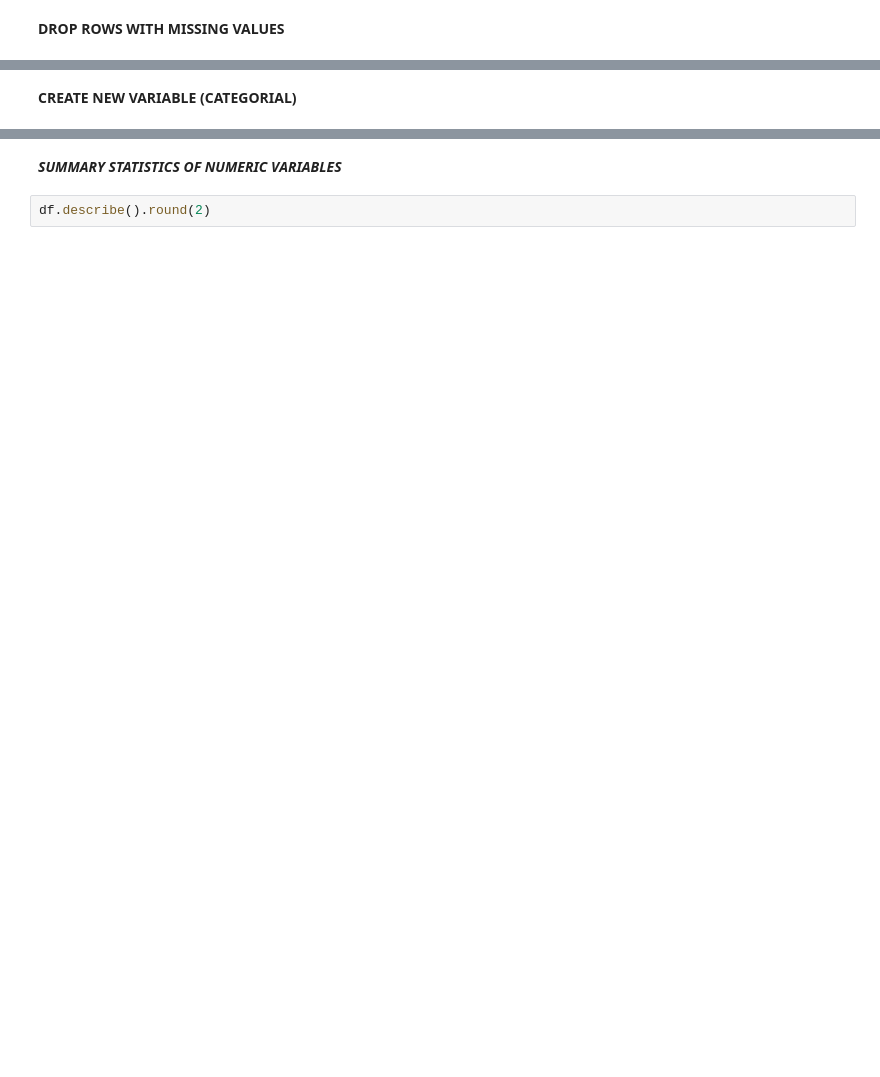
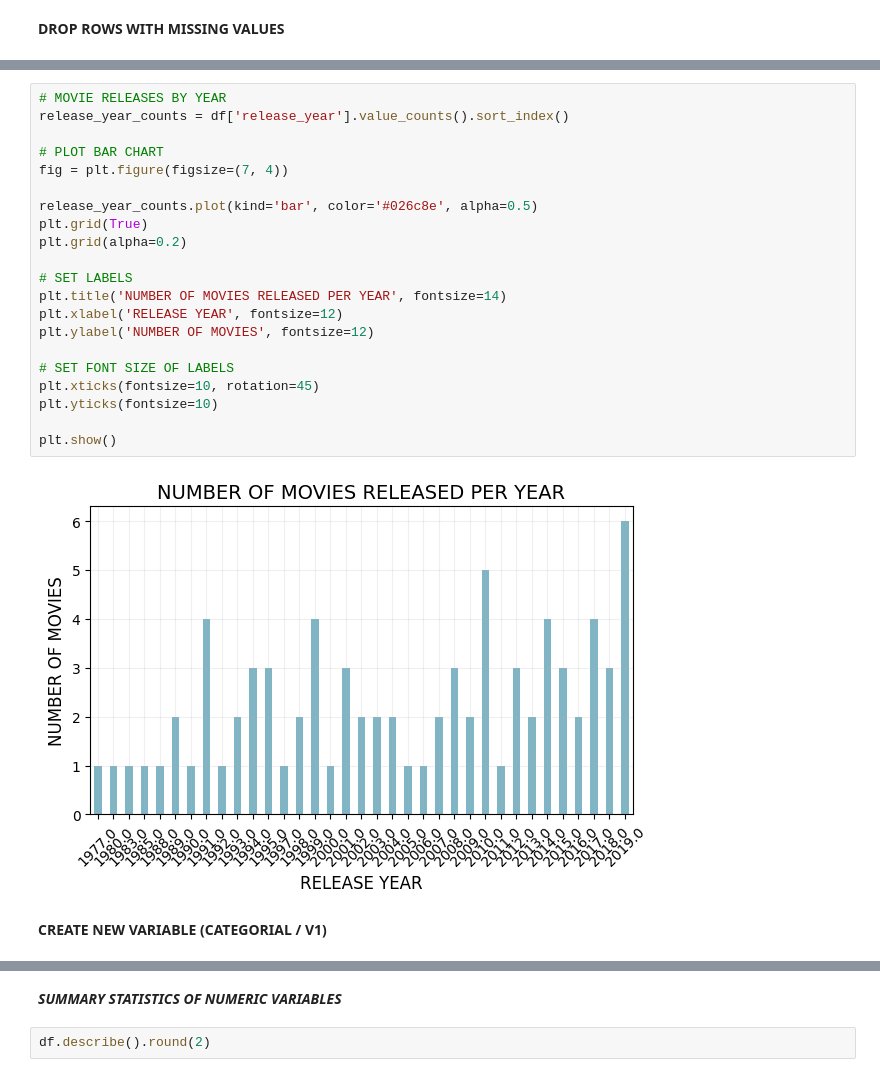
Before and after one commit to shajiranraveendran/data_analytics_project, a Jupyter notebook: project.ipynb, the cells around one changed output, grey strips where cells are left out. Saved outputs shown, nothing was run; the diff lists cells and outputs as text; blank space fills up the shorter version.

```diff
--- a/project.ipynb
+++ b/project.ipynb
@@ -114,4 +212,27 @@ print(df.shape)
+# %%
+# MOVIE RELEASES BY YEAR
+release_year_counts = df['release_year'].value_counts().sort_index()
+
+# PLOT BAR CHART
+fig = plt.figure(figsize=(7, 4))
+
+release_year_counts.plot(kind='bar', color='#026c8e', alpha=0.5)
+plt.grid(True)
+plt.grid(alpha=0.2)
+
+# SET LABELS
+plt.title('NUMBER OF MOVIES RELEASED PER YEAR', fontsize=14)
+plt.xlabel('RELEASE YEAR', fontsize=12)
+plt.ylabel('NUMBER OF MOVIES', fontsize=12)
+
+# SET FONT SIZE OF LABELS
+plt.xticks(fontsize=10, rotation=45)
+plt.yticks(fontsize=10)
+
+plt.show()
+# %% [output]
+[figure, added]
 # %% [markdown]
-**CREATE NEW VARIABLE (CATEGORIAL)**
+**CREATE NEW VARIABLE (CATEGORIAL / V1)**
 # %%
 # DEFINE LABLES
```
Also changed, not shown: parts of 40 cells of this notebook, 4 other files.
